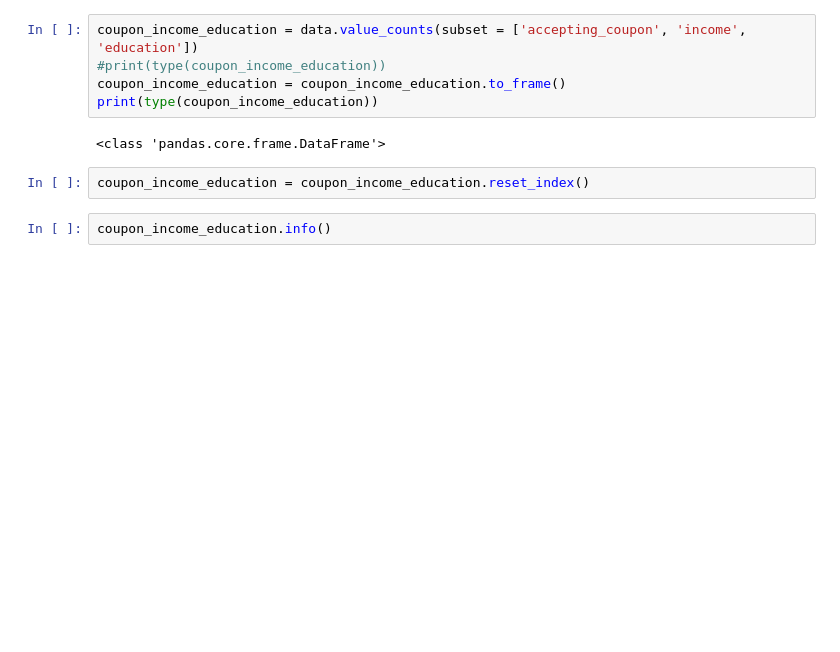
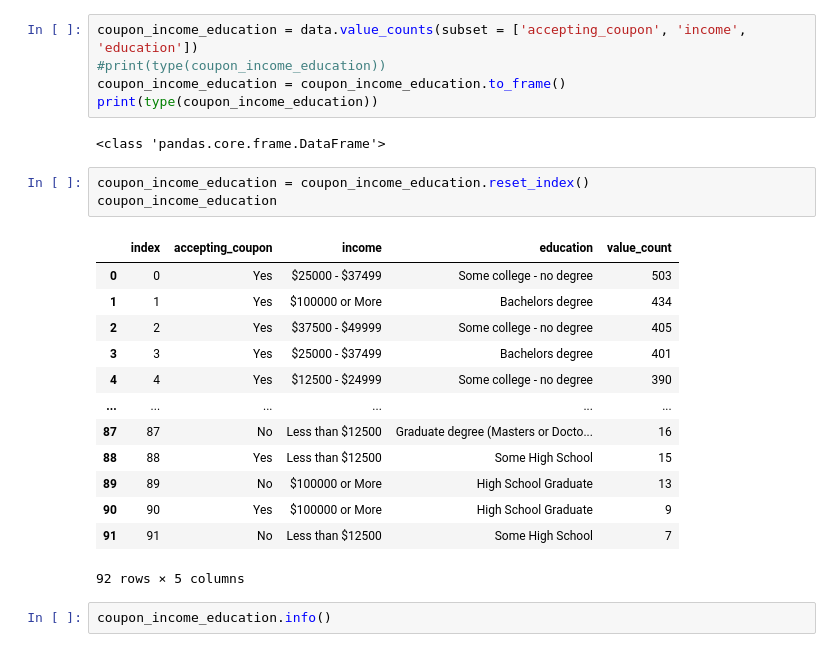
Before and after one commit to coachtech/BE_MLAI_LSTERN, a Jupyter notebook: Prompt_5_Leo_Stern.ipynb, the cells around one changed output. Saved outputs shown, nothing was run; the diff lists cells and outputs as text; blank space fills up the shorter version.

```diff
--- a/Prompt_5_Leo_Stern.ipynb
+++ b/Prompt_5_Leo_Stern.ipynb
@@ -646,6 +670,21 @@ print(type(coupon_income_education))
 <class 'pandas.core.frame.DataFrame'>
 # %%
 coupon_income_education = coupon_income_education.reset_index()
+coupon_income_education
+# %% [output]
+|  | index | accepting_coupon | income | education | value_count |
+| 0 | 0 | Yes | $25000 - $37499 | Some college - no degree | 503 |
+| 1 | 1 | Yes | $100000 or More | Bachelors degree | 434 |
+| 2 | 2 | Yes | $37500 - $49999 | Some college - no degree | 405 |
+| 3 | 3 | Yes | $25000 - $37499 | Bachelors degree | 401 |
+| 4 | 4 | Yes | $12500 - $24999 | Some college - no degree | 390 |
+| ... | ... | ... | ... | ... | ... |
+| 87 | 87 | No | Less than $12500 | Graduate degree (Masters or Docto... | 16 |
+| 88 | 88 | Yes | Less than $12500 | Some High School | 15 |
+| 89 | 89 | No | $100000 or More | High School Graduate | 13 |
+| 90 | 90 | Yes | $100000 or More | High School Graduate | 9 |
+| 91 | 91 | No | Less than $12500 | Some High School | 7 |
+92 rows × 5 columns
 # %%
 coupon_income_education.info()
 # %% [output]
```
Also changed, not shown: parts of 4 cells of this notebook.
